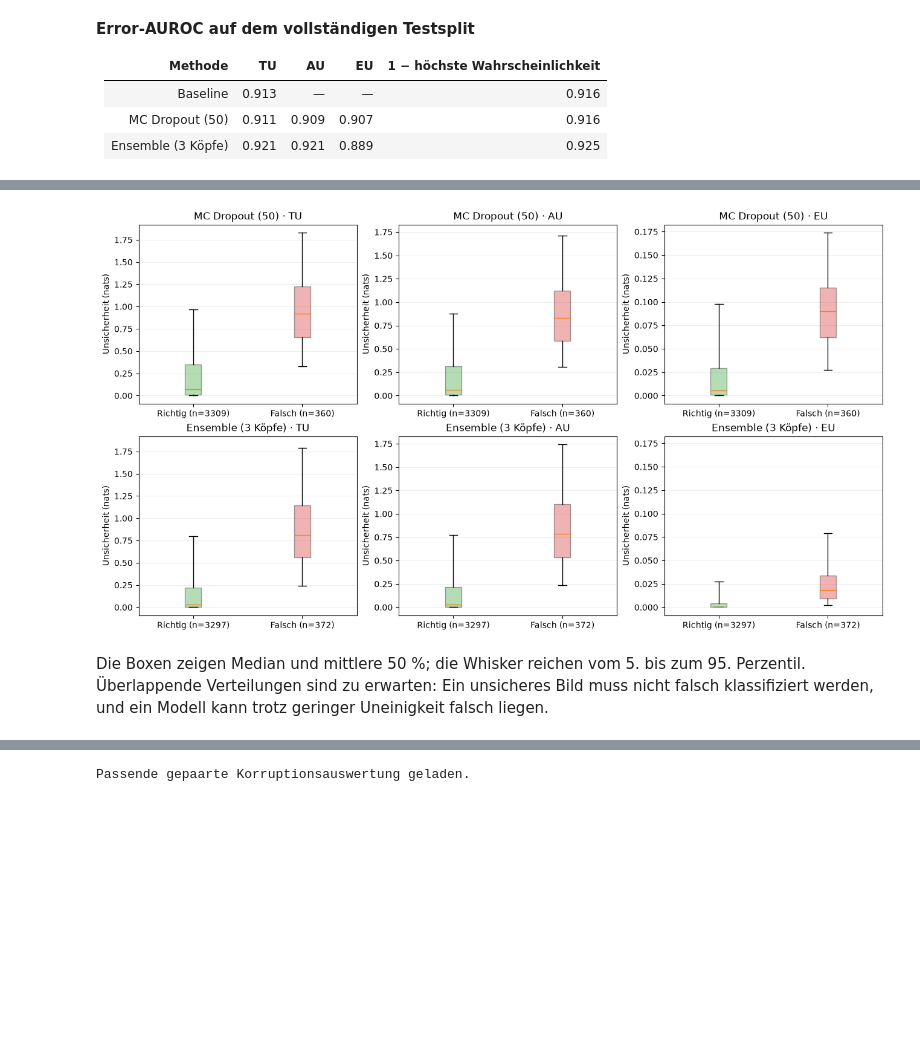
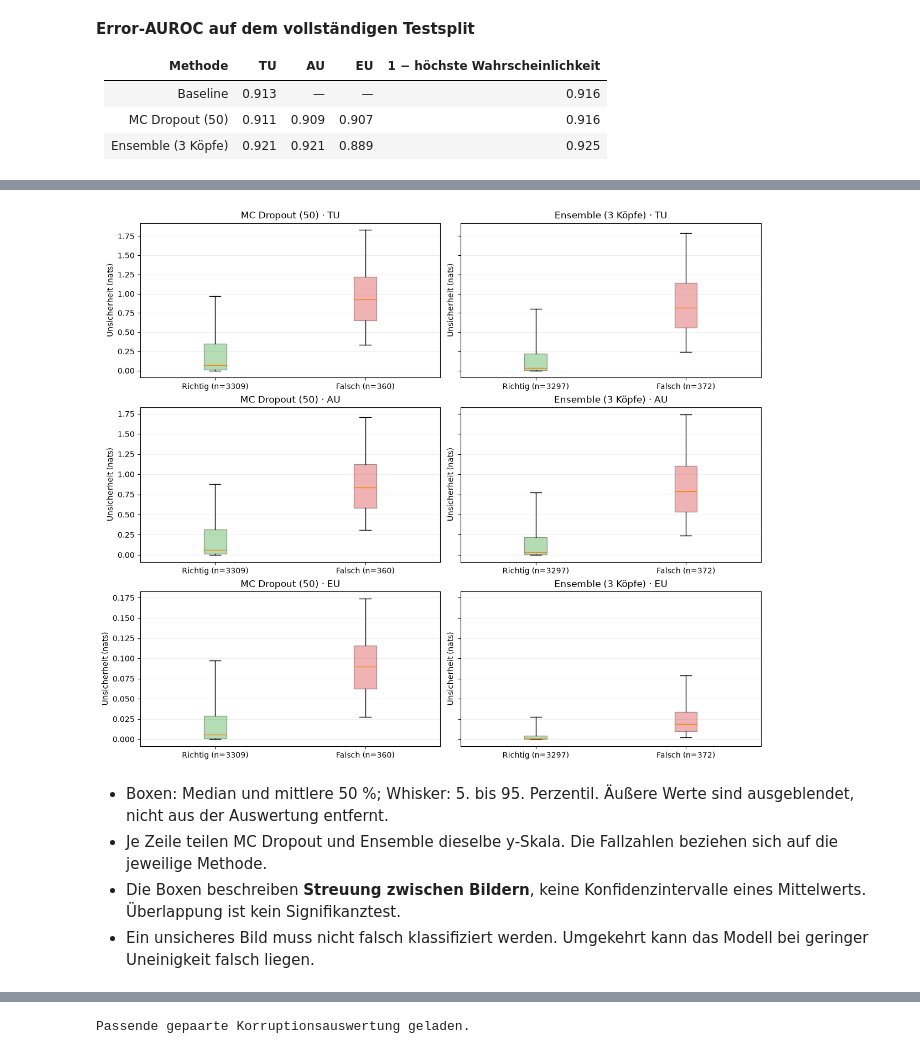
Before and after one commit to sep-trustworthy-gruppe-d/probly, a Jupyter notebook: experiments/group-d_experiments/dan_02-1_oxford-pets-probly.ipynb, the cells around one changed output, grey strips where cells are left out. Drawn from its saved outputs; the diff is of its cells as text; code cells hidden in the pictures; blank space fills up the shorter version.

```diff
--- a/experiments/group-d_experiments/dan_02-1_oxford-pets-probly.ipynb
+++ b/experiments/group-d_experiments/dan_02-1_oxford-pets-probly.ipynb
@@ -396,0 +477,16 @@ Passende Testvorhersagen geladen.
+# %%
+case_rows = ["| Auswahl nach Baseline / Bild-ID | Methode | Wahr → vorhergesagt | Konfidenz | TU | AU | EU |",
+             "| :--- | :--- | :--- | ---: | ---: | ---: | ---: |"]
+for case in cases:
+    index = int(case["index"])
+    for method in ("mc_dropout", "ensemble"):
+        scores = test_scores[method]
+        confidence, prediction = scores["probabilities"][index].max(0)
+        confidence_text = ">99.99%" if float(confidence) > 0.9999 else f"{float(confidence):.1%}"
+        case_rows.append(
+            f"| {case['role']} · {case['image_id']} | {METHOD_NAMES[method]} | "
+            f"{class_names[int(test['labels'][index])]} → {class_names[int(prediction)]} | {confidence_text} | "
+            f"{scores['total'][index]:.3g} | {scores['aleatoric'][index]:.3g} | {scores['epistemic'][index]:.3g} |"
+        )
+display(Markdown("**Gezielte Diagnosefälle, keine repräsentative Stichprobe · Unsicherheit in nats**\n\n"
+                 + "\n".join(case_rows)))
@@ -397,27 +510,28 @@ Passende Testvorhersagen geladen.
 # %%
-fig, axes = plt.subplots(2, 3, figsize=(13, 7), sharey="col", layout="constrained")
-for row, method in enumerate(("mc_dropout", "ensemble")):
-    scores = test_scores[method]
-    errors = scores["probabilities"].argmax(1) != test["labels"]
-    for column, (notion, short_name) in enumerate(NOTION_NAMES.items()):
+fig, axes = plt.subplots(3, 2, figsize=(12, 10), sharey="row", layout="constrained")
+for row, (notion, short_name) in enumerate(NOTION_NAMES.items()):
+    for column, method in enumerate(("mc_dropout", "ensemble")):
+        scores = test_scores[method]
+        errors = scores["probabilities"].argmax(1) != test["labels"]
         groups = [scores[notion][~errors].numpy(), scores[notion][errors].numpy()]
         artists = axes[row, column].boxplot(
             groups, tick_labels=[f"Richtig (n={len(groups[0])})", f"Falsch (n={len(groups[1])})"],
             whis=(5, 95), showfliers=False, patch_artist=True,
         )
         for patch, color in zip(artists["boxes"], ("tab:green", "tab:red"), strict=True):
             patch.set_facecolor(color)
             patch.set_alpha(0.35)
         axes[row, column].set_title(f"{METHOD_NAMES[method]} · {short_name}")
         axes[row, column].set_ylabel("Unsicherheit (nats)")
         axes[row, column].grid(axis="y", alpha=0.2)
 plt.show()
 # %% [output]
-[figure, old version]
+[figure, new version]
 # %% [markdown]
-Die Boxen zeigen Median und mittlere 50 %; die Whisker reichen vom 5. bis zum 95. Perzentil.
-Überlappende Verteilungen sind zu erwarten: Ein unsicheres Bild muss nicht falsch
-klassifiziert werden, und ein Modell kann trotz geringer Uneinigkeit falsch liegen.
+- Boxen: Median und mittlere 50 %; Whisker: 5. bis 95. Perzentil. Äußere Werte sind ausgeblendet, nicht aus der Auswertung entfernt.
+- Je Zeile teilen MC Dropout und Ensemble dieselbe y-Skala. Die Fallzahlen beziehen sich auf die jeweilige Methode.
+- Die Boxen beschreiben **Streuung zwischen Bildern**, keine Konfidenzintervalle eines Mittelwerts. Überlappung ist kein Signifikanztest.
+- Ein unsicheres Bild muss nicht falsch klassifiziert werden. Umgekehrt kann das Modell bei geringer Uneinigkeit falsch liegen.
 # %% [markdown]
 ## 3. Selektive Vorhersage: Welche Bilder zurückstellen?
 
```
Also changed, not shown: parts of 26 cells of this notebook.
